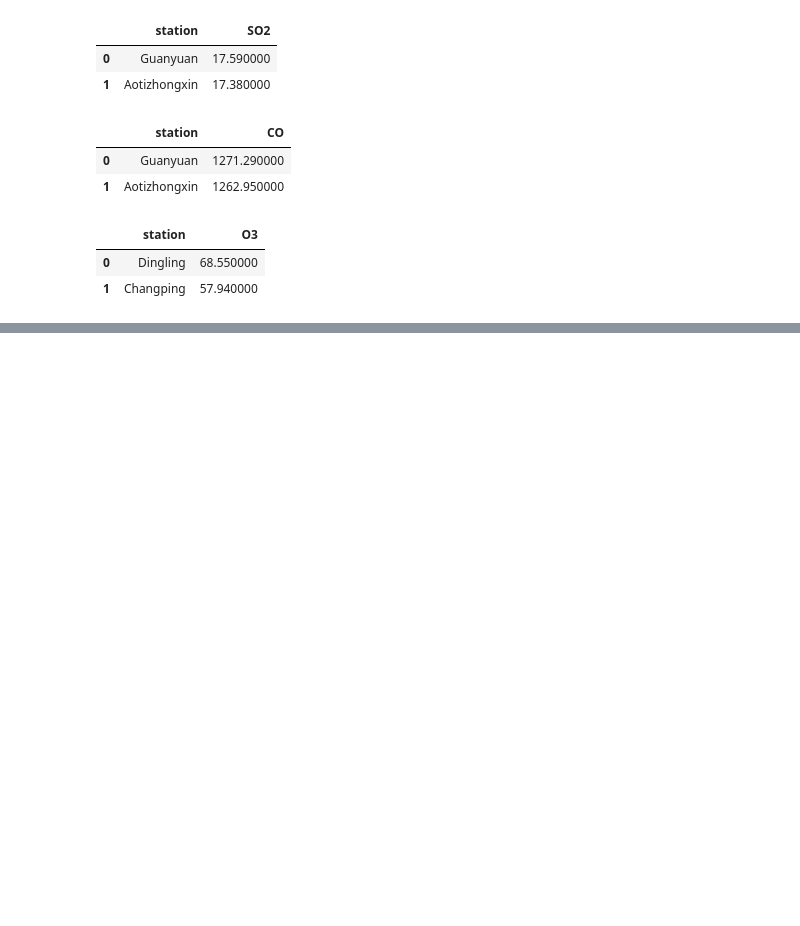
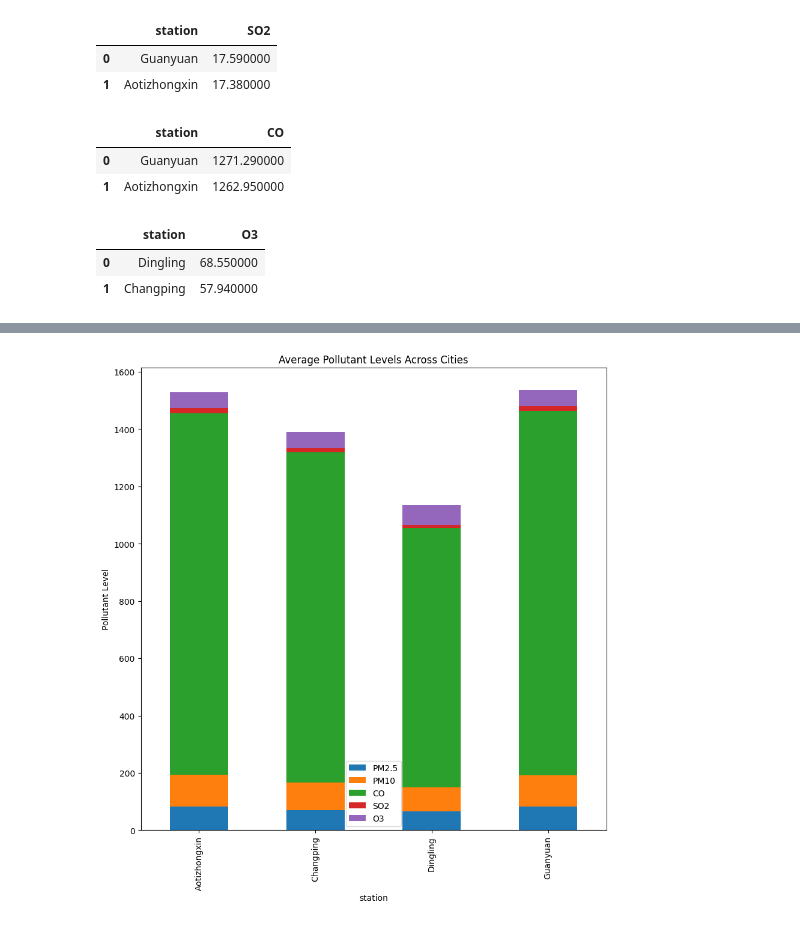
Before and after one commit to Myinnocent/CMP7005-ASSESS, a Jupyter notebook: Untitled7.ipynb, the cells around one changed output, grey strips where cells are left out. Cells and saved outputs as stored; diff of their text form; code cells hidden in the pictures; blank space fills up the shorter version.

```diff
--- a/Untitled7.ipynb
+++ b/Untitled7.ipynb
@@ -699,0 +728,19 @@ display_side_by_side(pm2_5, pm10, so2, co,ozone)
+# %%
+# Define the pollutant columns
+pollutants = ['PM2.5', 'PM10','CO', 'SO2', 'O3']
+
+# Calculate the average levels of pollutants for each city
+city_pollution = df.groupby('station')[pollutants].mean()
+
+import matplotlib.pyplot as plt
+
+# Plotting the average pollutants for each city
+city_pollution.plot(kind="bar",
+                 figsize=(10,10),
+                 stacked=True)
+plt.title('Average Pollutant Levels Across Cities')
+plt.xlabel('station')
+plt.ylabel('Pollutant Level')
+plt.show()
+# %% [output]
+[figure, added]
```
Also changed, not shown: parts of 7 cells of this notebook.
